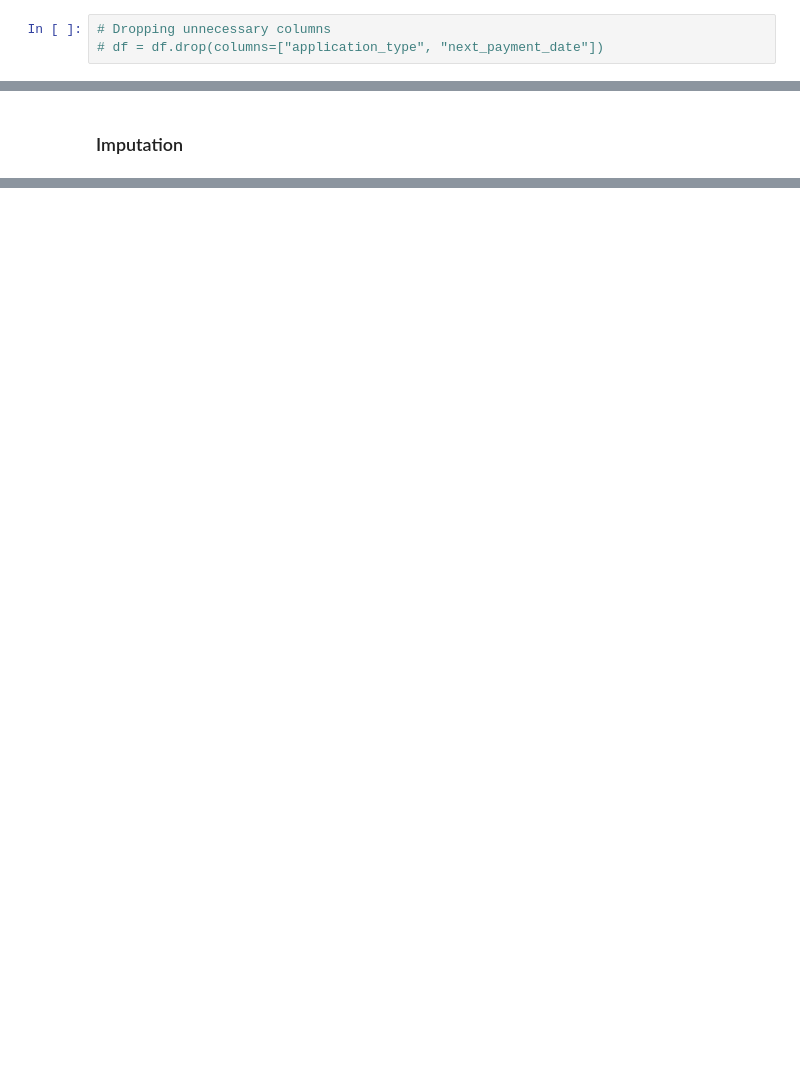
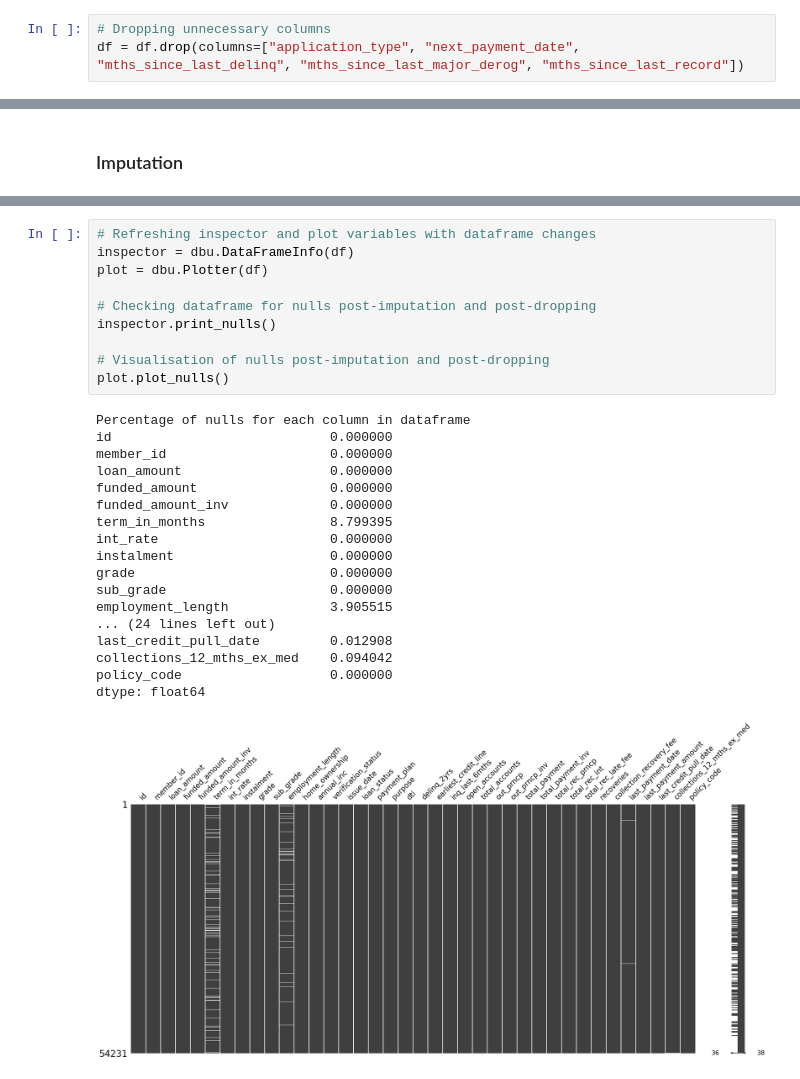
Before and after one commit to RyanCodeGit/exploratory-data-analysis---customer-loans-in-finance800, a Jupyter notebook: EDA.ipynb, the cells around one changed output, grey strips where cells are left out. Cells and saved outputs as stored; diff of their text form; blank space fills up the shorter version.

```diff
--- a/EDA.ipynb
+++ b/EDA.ipynb
@@ -376,5 +368,5 @@ Name: count, Length: 114, dtype: int64
 # %%
 # Dropping unnecessary columns
-# df = df.drop(columns=["application_type", "next_payment_date"])
+df = df.drop(columns=["application_type", "next_payment_date", "mths_since_last_delinq", "mths_since_last_major_derog", "mths_since_last_record"])
 # %%
 # Dataframe sample with columns dropped
@@ -383,0 +418,29 @@ Name: count, Length: 114, dtype: int64
+# %%
+# Refreshing inspector and plot variables with dataframe changes
+inspector = dbu.DataFrameInfo(df)
+plot = dbu.Plotter(df)
+
+# Checking dataframe for nulls post-imputation and post-dropping
+inspector.print_nulls()
+
+# Visualisation of nulls post-imputation and post-dropping
+plot.plot_nulls()
+# %% [output]
+Percentage of nulls for each column in dataframe
+id                            0.000000
+member_id                     0.000000
+loan_amount                   0.000000
+funded_amount                 0.000000
+funded_amount_inv             0.000000
+term_in_months                8.799395
+int_rate                      0.000000
+instalment                    0.000000
+grade                         0.000000
+sub_grade                     0.000000
+employment_length             3.905515
+... (24 lines left out)
+last_credit_pull_date         0.012908
+collections_12_mths_ex_med    0.094042
+policy_code                   0.000000
+dtype: float64
+[figure, added]
```
Also changed, not shown: parts of 11 cells of this notebook, 1 other file.
